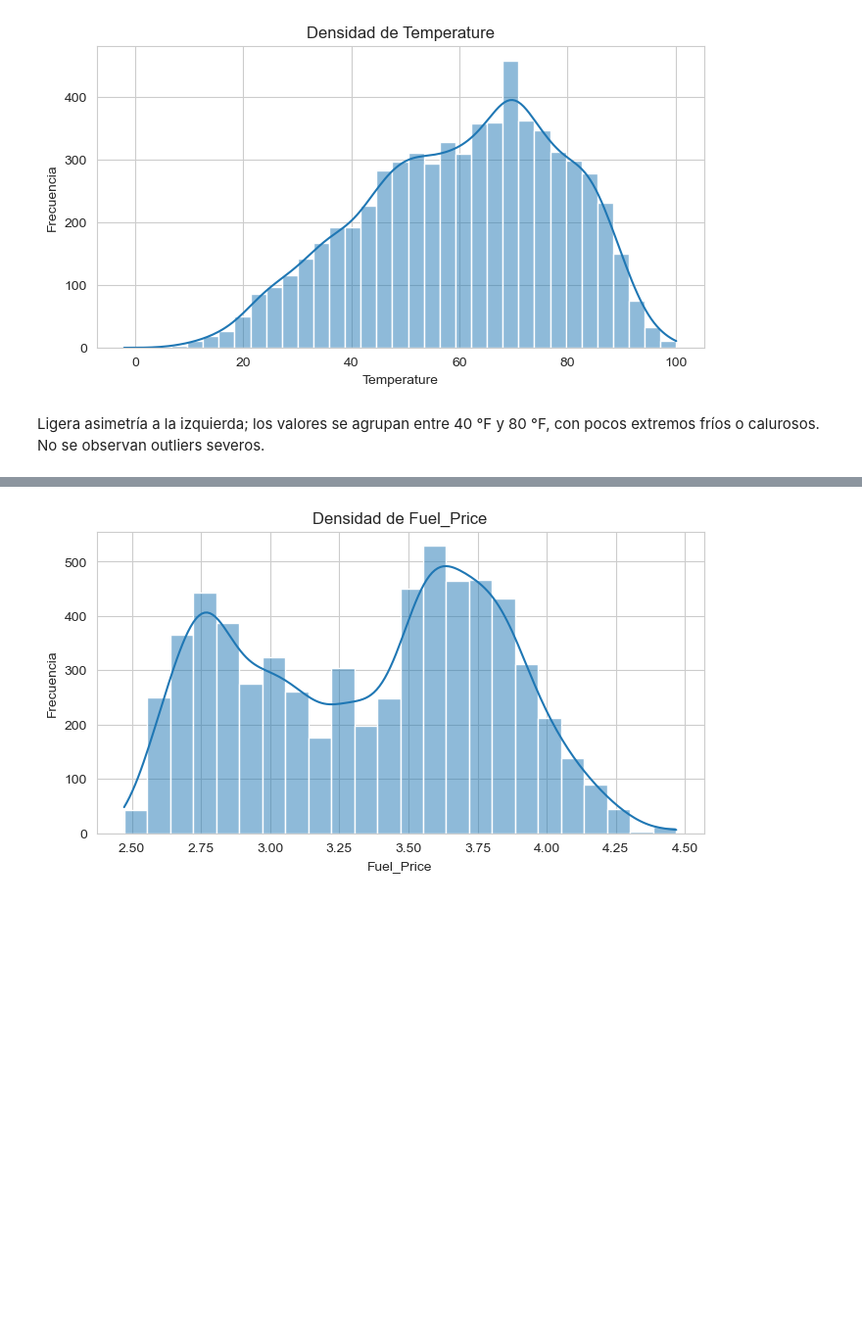
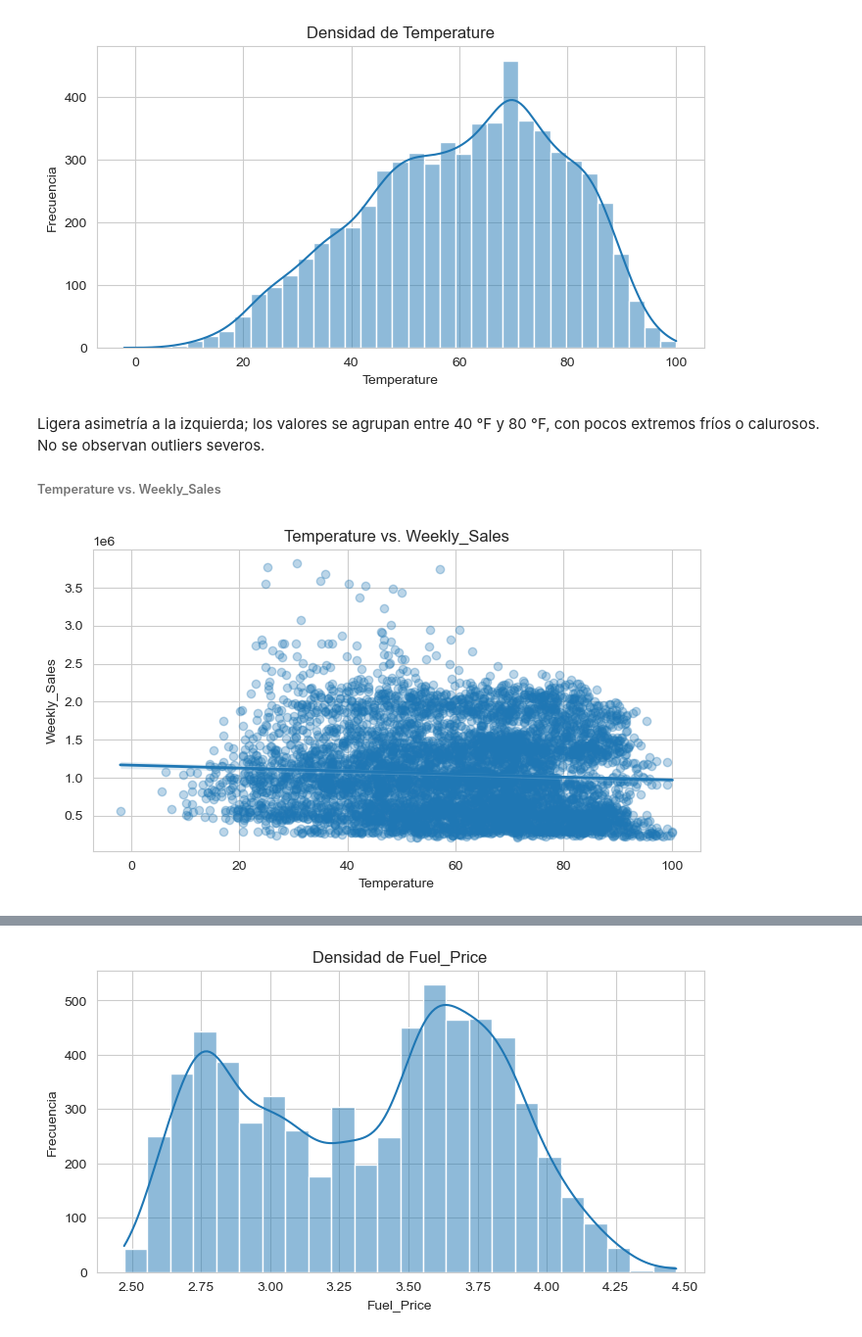
Before and after one commit to midwayjona/Econometria-2, a Jupyter notebook: project/proyecto_final.ipynb, the cells around one changed output, grey strips where cells are left out. Shown at 98% size. Cells and saved outputs as stored; diff of their text form; code cells hidden in the pictures; blank space fills up the shorter version.

```diff
--- a/project/proyecto_final.ipynb
+++ b/project/proyecto_final.ipynb
@@ -101,3 +106,17 @@ plt.show()
 [figure]
 # %% [markdown]
 Ligera asimetría a la izquierda; los valores se agrupan entre 40 °F y 80 °F, con pocos extremos fríos o calurosos. No se observan outliers severos.
+
+###### Temperature vs. Weekly_Sales
+# %%
+sns.regplot(
+    x="Temperature",
+    y="Weekly_Sales",
+    data=df,
+    scatter_kws={"alpha": 0.3},
+    line_kws={"linewidth": 2},
+)
+plt.title("Temperature vs. Weekly_Sales")
+plt.show()
+# %% [output]
+[figure, added]
```
Also changed, not shown: parts of 27 cells of this notebook.
